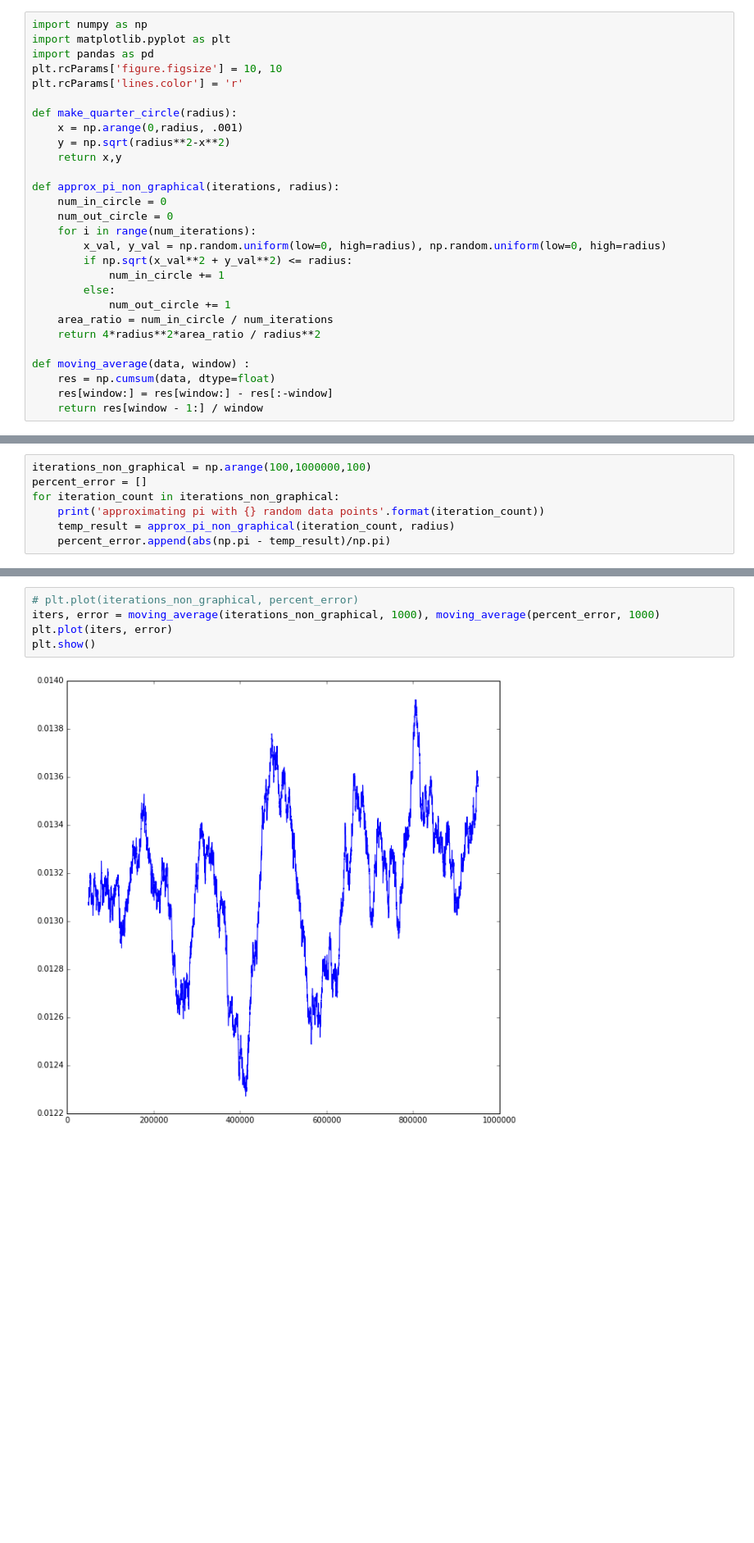
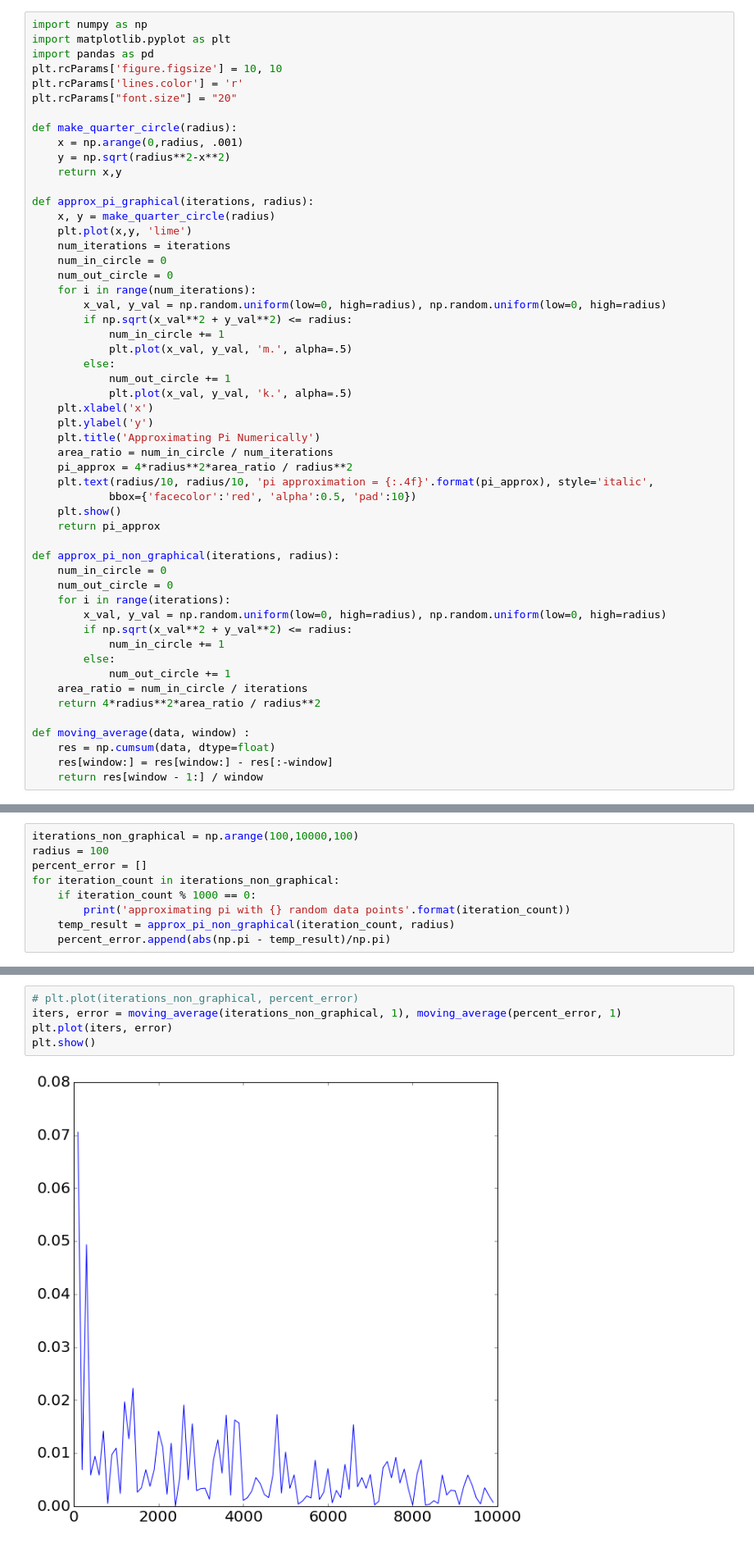
Before and after one commit to michaelneuder/numerical_experiments, a Jupyter notebook: pi/pi_approximation.ipynb, the cells around one changed output, grey strips where cells are left out. Shown: that part at 82% size. Cells and saved outputs as stored; diff of their text form; blank space fills up the shorter version.

```diff
--- a/pi/pi_approximation.ipynb
+++ b/pi/pi_approximation.ipynb
@@ -8,22 +13,47 @@ import matplotlib.pyplot as plt
 import pandas as pd
 plt.rcParams['figure.figsize'] = 10, 10
 plt.rcParams['lines.color'] = 'r'
+plt.rcParams["font.size"] = "20"
 
 def make_quarter_circle(radius):
     x = np.arange(0,radius, .001)
     y = np.sqrt(radius**2-x**2)
     return x,y
 
-def approx_pi_non_graphical(iterations, radius):
+def approx_pi_graphical(iterations, radius):
+    x, y = make_quarter_circle(radius)
+    plt.plot(x,y, 'lime')
+    num_iterations = iterations
     num_in_circle = 0
     num_out_circle = 0
     for i in range(num_iterations):
         x_val, y_val = np.random.uniform(low=0, high=radius), np.random.uniform(low=0, high=radius)
         if np.sqrt(x_val**2 + y_val**2) <= radius:
             num_in_circle += 1
+            plt.plot(x_val, y_val, 'm.', alpha=.5)
         else:
             num_out_circle += 1
+            plt.plot(x_val, y_val, 'k.', alpha=.5)
+    plt.xlabel('x')
+    plt.ylabel('y')
+    plt.title('Approximating Pi Numerically')
     area_ratio = num_in_circle / num_iterations
+    pi_approx = 4*radius**2*area_ratio / radius**2
+    plt.text(radius/10, radius/10, 'pi approximation = {:.4f}'.format(pi_approx), style='italic',
+            bbox={'facecolor':'red', 'alpha':0.5, 'pad':10})
+    plt.show()
+    return pi_approx
+
+def approx_pi_non_graphical(iterations, radius):
+    num_in_circle = 0
+    num_out_circle = 0
+    for i in range(iterations):
+        x_val, y_val = np.random.uniform(low=0, high=radius), np.random.uniform(low=0, high=radius)
+        if np.sqrt(x_val**2 + y_val**2) <= radius:
+            num_in_circle += 1
+        else:
+            num_out_circle += 1
+    area_ratio = num_in_circle / iterations
     return 4*radius**2*area_ratio / radius**2
 
 def moving_average(data, window) :
@@ -60,8 +69,10 @@ pi approximaton: 3.1252
 # %%
-iterations_non_graphical = np.arange(100,1000000,100)
+iterations_non_graphical = np.arange(100,10000,100)
+radius = 100
 percent_error = []
 for iteration_count in iterations_non_graphical:
-    print('approximating pi with {} random data points'.format(iteration_count))
+    if iteration_count % 1000 == 0:
+        print('approximating pi with {} random data points'.format(iteration_count))
     temp_result = approx_pi_non_graphical(iteration_count, radius)
     percent_error.append(abs(np.pi - temp_result)/np.pi)
 # %% [output]
@@ -85,7 +88,7 @@ approximating pi wi
 # %%
 # plt.plot(iterations_non_graphical, percent_error)
-iters, error = moving_average(iterations_non_graphical, 1000), moving_average(percent_error, 1000)
+iters, error = moving_average(iterations_non_graphical, 1), moving_average(percent_error, 1)
 plt.plot(iters, error)
 plt.show()
 # %% [output]
-[figure, old version]
+[figure, new version]
```
Also changed, not shown: parts of 6 cells of this notebook, 1 other file.
